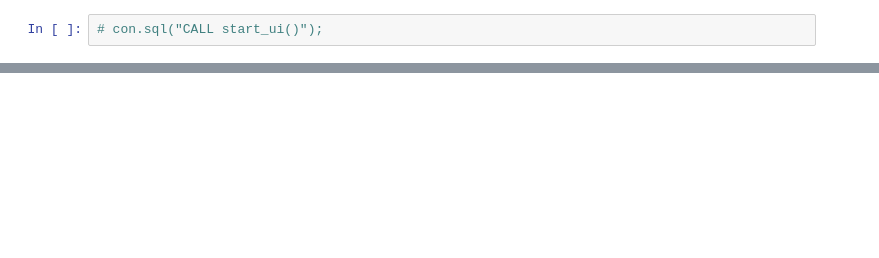
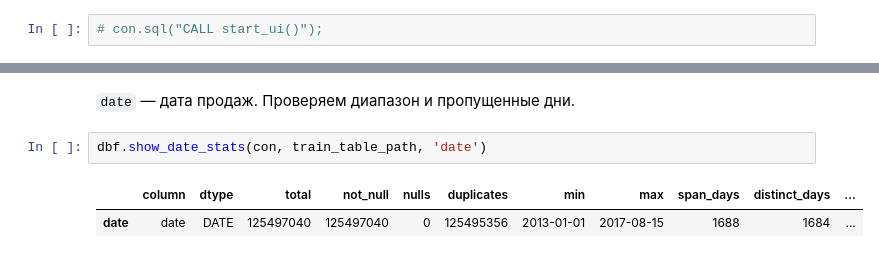
Before and after one commit to EHoTuK1/ml-favorita-forecasting, a Jupyter notebook: notebooks/0_pre_analysis.ipynb, the cells around one changed output, grey strips where cells are left out. Cells and saved outputs as stored; diff of their text form; blank space fills up the shorter version.

```diff
--- a/notebooks/0_pre_analysis.ipynb
+++ b/notebooks/0_pre_analysis.ipynb
@@ -40,0 +58,7 @@ dbf.show_num_stats(con, "'data/landing/stores.csv'", "store_nbr")
+# %% [markdown]
+`date` — дата продаж. Проверяем диапазон и пропущенные дни.
+# %%
+dbf.show_date_stats(con, train_table_path, 'date')
+# %% [output]
+|  | column | dtype | total | not_null | nulls | duplicates | min | max | span_days | distinct_days | ... |
+| date | date | DATE | 125497040 | 125497040 | 0 | 125495356 | 2013-01-01 | 2017-08-15 | 1688 | 1684 | ... |
```
Also changed, not shown: parts of 109 cells of this notebook, 1 other file.
